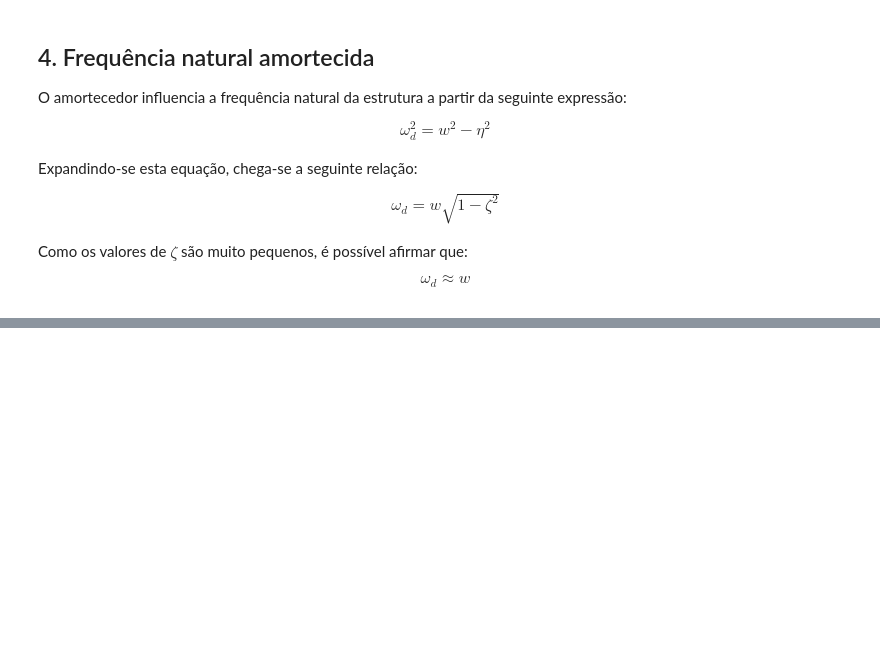
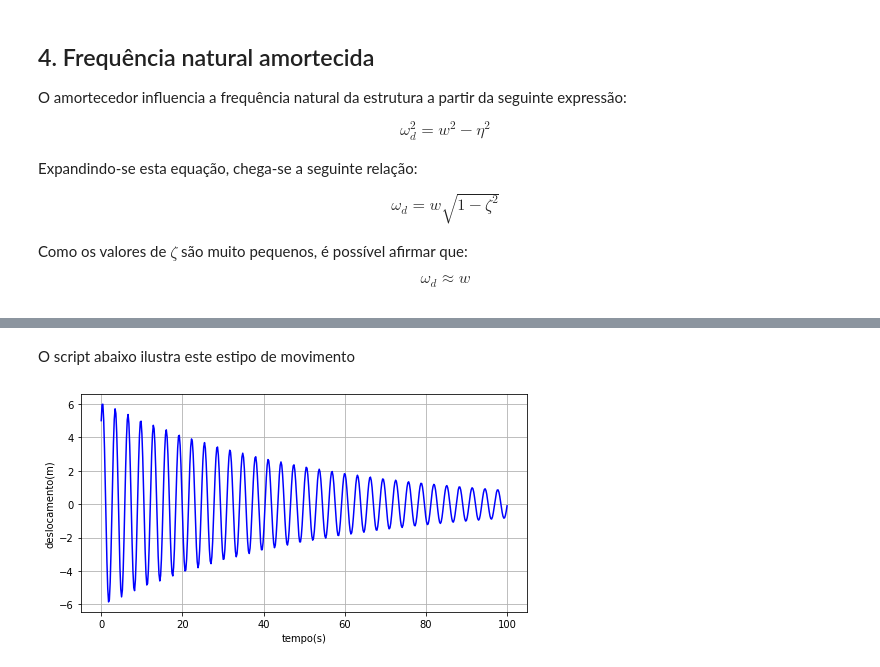
Before and after one commit to danielbmmatos/PreVib, a Jupyter notebook: Aula 5- Amortecimento viscoso.ipynb, the cells around one changed output, grey strips where cells are left out. Drawn from its saved outputs; the diff is of its cells as text; code cells hidden in the pictures; blank space fills up the shorter version.

```diff
--- a/Aula 5- Amortecimento viscoso.ipynb
+++ b/Aula 5- Amortecimento viscoso.ipynb
@@ -68,0 +114,18 @@ Como os valores de $\zeta$ são muito pequenos, é possível afirmar que:
+# %% [markdown]
+O script abaixo ilustra este estipo de movimento
+# %%
+z  = 0.01                        # Fator de amortecimento
+m  = 200                         # Massa do sistema
+wn = 2                           # Frequência natural do sistema
+wd = wn*np.sqrt(1-z**2)          # Frequência natural amortecida
+u0 = 5
+v0 = 7
+t = np.linspace(0,100,500)
+u  = np.exp(-z*wn*t)*(u0*np.cos(wd*t) + (v0+z*wn*u0)*np.sin(wd*t)/wd)
+# %%
+plt.figure(1,figsize=(8,4))
+plt.plot(t,u,'b')
+plt.xlabel('tempo(s)') ; plt.ylabel('deslocamento(m)')
+plt.grid(True)
+# %% [output]
+[figure, added]
```
Also changed, not shown: parts of 7 cells of this notebook, 6 other files.
